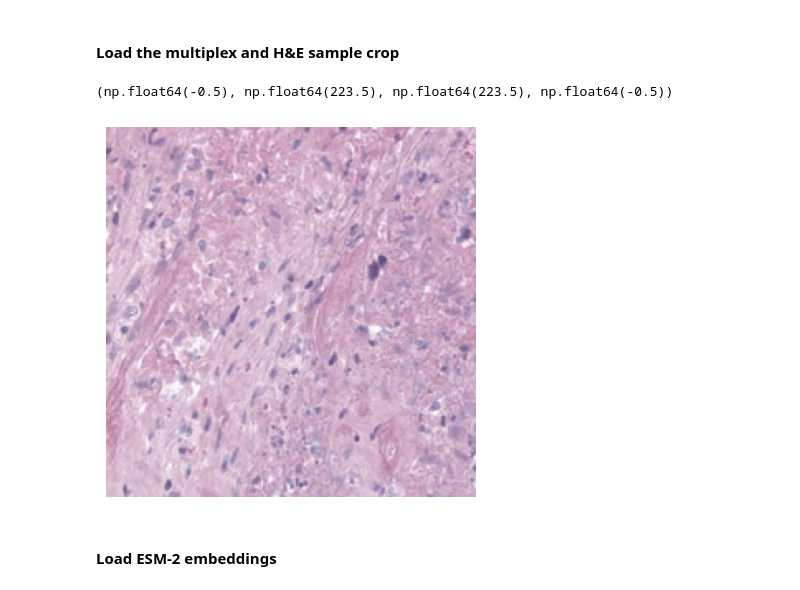
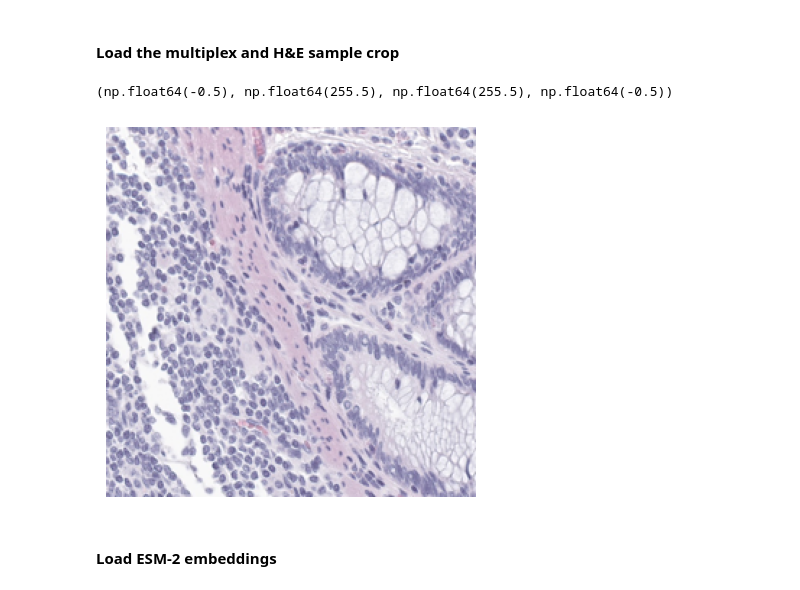
Before and after one commit to bunnelab/virtues-m2, a Jupyter notebook: notebooks/2_cell_segmentation.ipynb, the cells around one changed output. Drawn from its saved outputs; the diff is of its cells as text; code cells hidden in the pictures.

```diff
--- a/notebooks/2_cell_segmentation.ipynb
+++ b/notebooks/2_cell_segmentation.ipynb
@@ -19,19 +29,16 @@ from virtuesm2.utils.utils import load_marker_embedding_dict
 # %% [markdown]
 #### Load the multiplex and H&E sample crop
 # %%
-mx_image_raw = np.load("../example_data/mx_example_crop_1.npy")
+mx_image_raw = np.load("../example_data/mx_example_crop_2.npy")
 mx_image_raw = torch.tensor(mx_image_raw)
-he_image_raw = np.array(Image.open("../example_data/he_example_crop_1.png").convert("RGB"))
+he_image_raw = np.array(Image.open("../example_data/he_example_crop_2.png").convert("RGB"))
 he_image_raw = torch.tensor(he_image_raw)
-
-cell_type_labels = ['None', 'Stroma', 'Endothelia', 'Macrophage', 'Tumor', \
-    'Helper T cell', 'Cytotoxic T cell', 'Other', 'Treg', 'B cells']
 
 plt.imshow(he_image_raw)
 plt.axis("off")
 # %% [output]
-(np.float64(-0.5), np.float64(223.5), np.float64(223.5), np.float64(-0.5))
+(np.float64(-0.5), np.float64(255.5), np.float64(255.5), np.float64(-0.5))
-[figure, old version]
+[figure, new version]
 # %% [markdown]
 #### Load ESM-2 embeddings
 # %%
```
Also changed, not shown: parts of 17 cells of this notebook, 25 other files.
